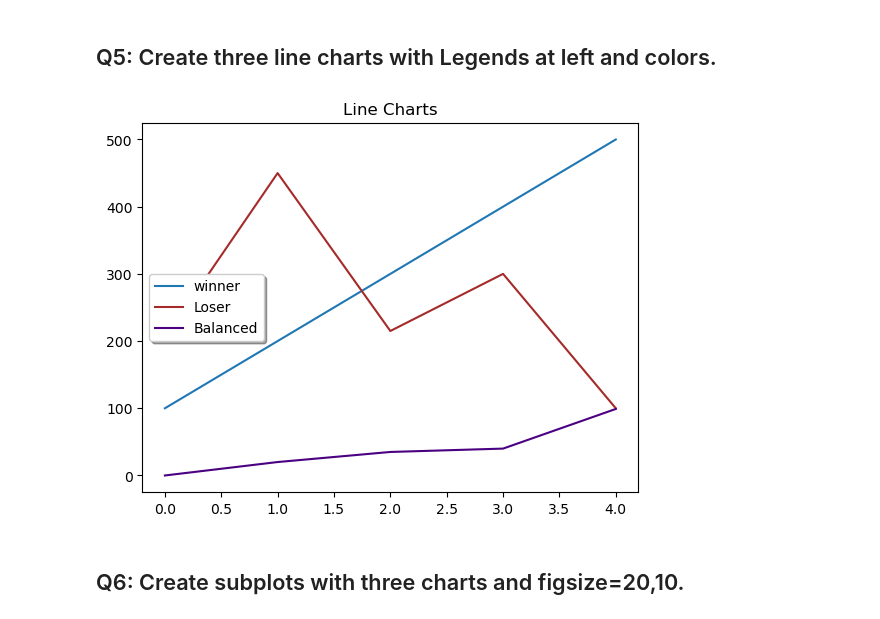
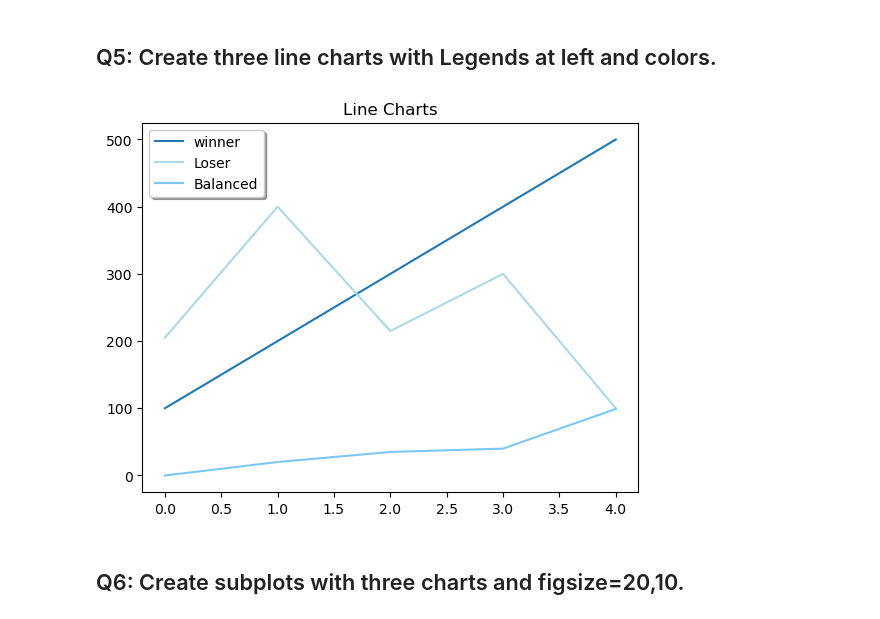
Before and after one commit to Tuwaiq-Data-Science-Bootcamp-V4/Matplotlib-Lab1, a Jupyter notebook: Matplotlib_Assignment_1.ipynb, the cells around one changed output. Cells and saved outputs as stored; diff of their text form; code cells hidden in the pictures.

```diff
--- a/Matplotlib_Assignment_1.ipynb
+++ b/Matplotlib_Assignment_1.ipynb
@@ -74,13 +76,13 @@ plt.show()
 ## Q5: Create three line charts with Legends at left and colors.
 # %%
 plt.plot([100, 200, 300, 400, 500], color ='#1f77b4')
-plt.plot([205, 450, 215, 300, 100], '#A52A2A')
-plt.plot([0, 20, 35, 40 , 99], color ='#4B0082');
+plt.plot([205, 400, 215, 300, 100], '#add8e6')
+plt.plot([0, 20, 35, 40 , 99], color ='#7bc8f6');
 plt.title('Line Charts')
-plt.legend(['winner','Loser','Balanced'], shadow = True, loc = 'center left');
+plt.legend(['winner','Loser','Balanced'], shadow = True, loc = 'upper left');
 plt.show()
 # %% [output]
-[figure, old version]
+[figure, new version]
 # %% [markdown]
 ## Q6: Create subplots with three charts and figsize=20,10.
 # %%
```
Also changed, not shown: parts of 4 cells of this notebook.
